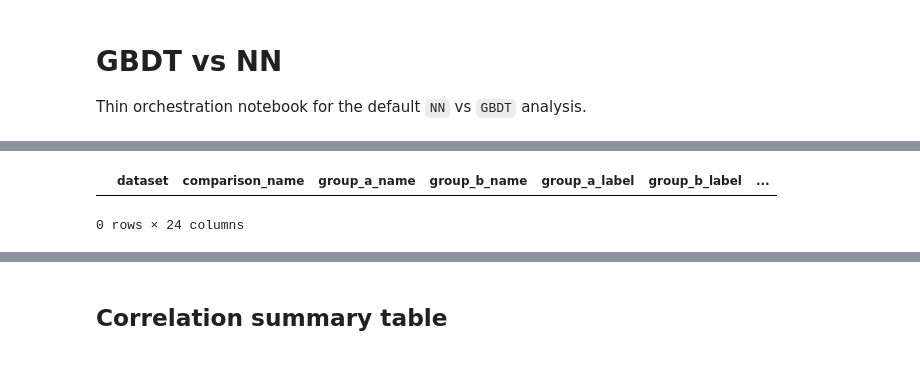
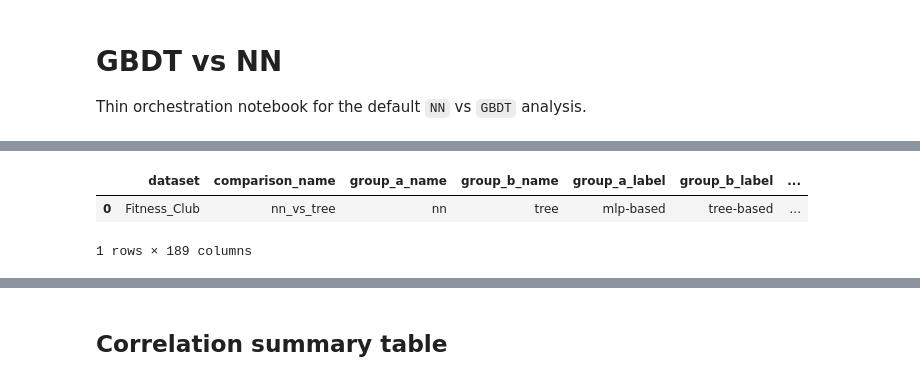
Before and after one commit to m-herre/meta-feature-analysis, a Jupyter notebook: notebooks/01_gbdt_vs_nn.ipynb, the cells around one changed output, grey strips where cells are left out. Cells and saved outputs as stored; diff of their text form; code cells hidden in the pictures.

```diff
--- a/notebooks/01_gbdt_vs_nn.ipynb
+++ b/notebooks/01_gbdt_vs_nn.ipynb
@@ -18,6 +18,12 @@ sys.path.insert(0, str(repo_root / "tabarena" / "tabarena"))
 from mfa import load_config, run_analysis
 
 config = load_config(project_dir / "configs" / "config_0.yaml")
-result = run_analysis(config)
+result = run_analysis(
+    config,
+    # datasets=[
+    #     # "qsar-biodeg", "APSFailure", "Amazon_employee_access",
+    #     "Fitness_Club"
+    # ],
+)
 result.analysis_table.head()
 # %% [output]
@@ -25,5 +47,6 @@ WARNING mfa.groups: Group `tfm` contains config_types absent from data: TABICLV2
 |  | dataset | comparison_name | group_a_name | group_b_name | group_a_label | group_b_label | ... |
+| 0 | Fitness_Club | nn_vs_tree | nn | tree | mlp-based | tree-based | ... |
-0 rows × 24 columns
+1 rows × 189 columns
 # %%
 import pandas as pd
 
```
Also changed, not shown: parts of 4 cells of this notebook, 2 other files.
